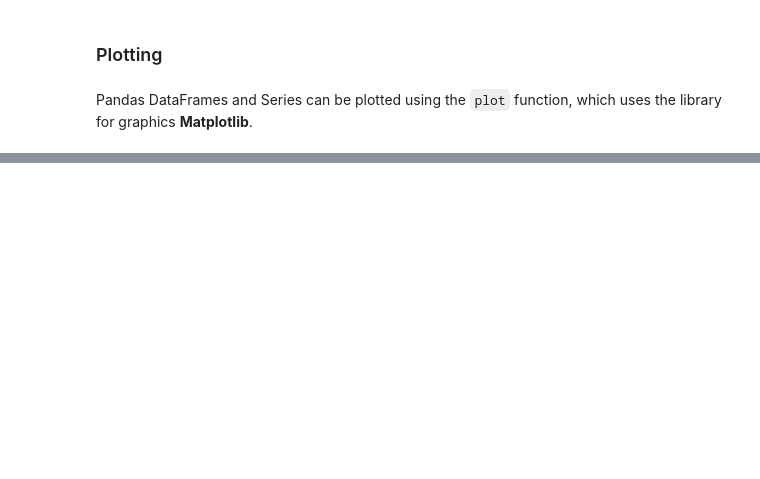
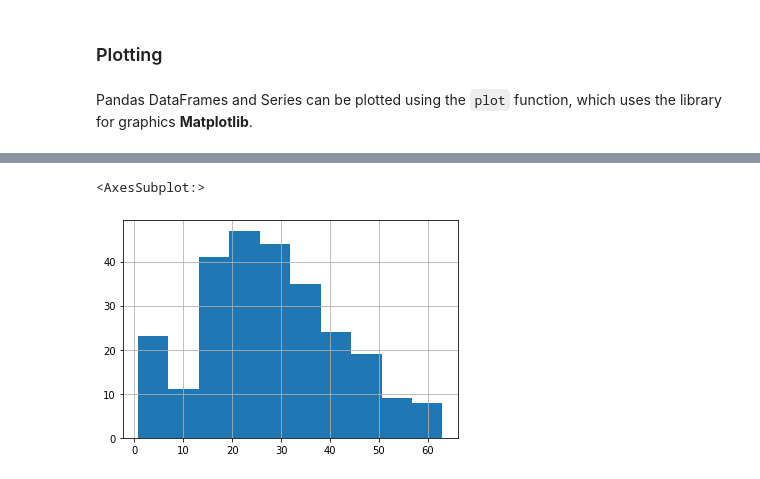
Before and after one commit to beyond2013/DataScience, a Jupyter notebook: 1stSession.ipynb, the cells around one changed output, grey strips where cells are left out. Cells and saved outputs as stored; diff of their text form; code cells hidden in the pictures; blank space fills up the shorter version.

```diff
--- a/1stSession.ipynb
+++ b/1stSession.ipynb
@@ -547,0 +237,5 @@ array([36, 39, 42,  8])
+# %%
+df[df.Sex=="female"].Age.hist()
+# %% [output]
+<AxesSubplot:>
+[figure, added]
```
Also changed, not shown: parts of 51 cells of this notebook, 3 other files.
